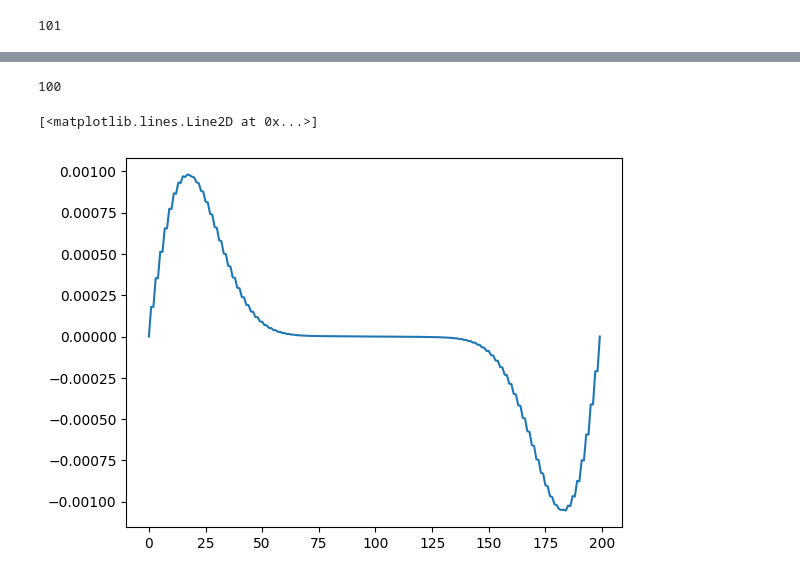
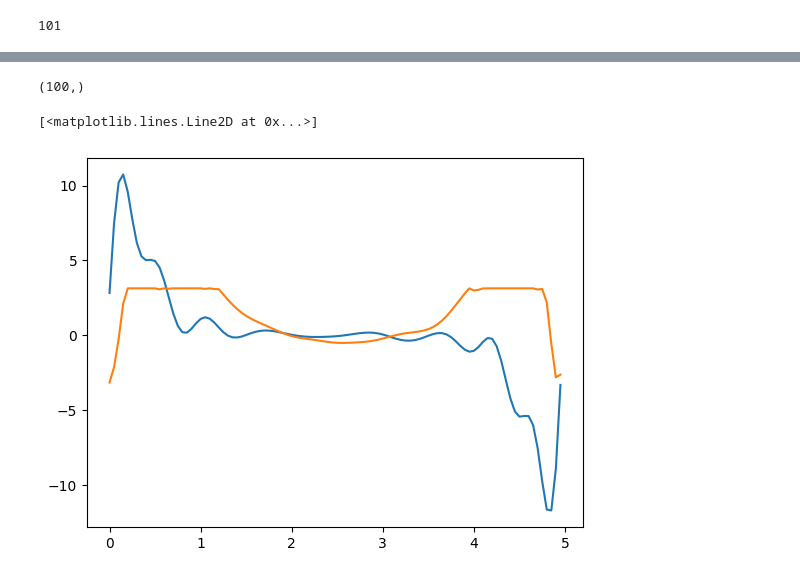
Before and after one commit to ebutler414/OQuPy, a Jupyter notebook: pauloptimisation.ipynb, the cells around one changed output, grey strips where cells are left out. Saved outputs shown, nothing was run; the diff lists cells and outputs as text; code cells hidden in the pictures.

```diff
--- a/pauloptimisation.ipynb
+++ b/pauloptimisation.ipynb
@@ -26,7 +26,7 @@ initial_state = op.spin_dm('x-')
 target_state = op.spin_dm('x+')
 
 # -- initial parameter guess --
-x0= np.zeros(num_steps)
+x0= np.ones(num_steps)*0.1
 z0 = np.ones(num_steps) * (np.pi) / (dt*num_steps)
 '''
 for i in range(len(z0)):
@@ -219,3 +206,0 @@ it.slice
-# %%
-parameter_list[3]=7
-parameter_list
@@ -240,8 +207,8 @@ parameter_list
 # %%
 def infidandgrad(paras):
-    # take a flat list hx0, hz0, hx1, hz1, ... over full timesteps
+    # take a numpy array hx0, hz0, hx1, hz1, ... over full timesteps
     # return the fidelity and gradient of the fidelity to the global target_state
-    reshapedparas=[i for i in (np.array(parameter_list).reshape((-1,2))).tolist() for j in range(2)]
+    reshapedparas=[i for i in (paras.reshape((-1,2))).tolist() for j in range(2)]
     eoinscode=oqupy.state_gradient(system=parameterized_system,
         initial_state=initial_state,
         target_state=target_state.T,
@@ -252,5 +219,5 @@ def infidandgrad(paras):
     fidelity=np.sum(fs*target_state.T)
     for i in range(0,gps.shape[0],2):
         gps[i,:]=gps[i,:]+gps[i+1,:]
-    gps=gps[0:-1:2]
+    gps=gps[0::2]
     return 1-fidelity.real,(-1.0*gps.reshape((-1)).real).tolist()
@@ -269,11 +236,11 @@ from scipy.optimize import minimize,Bounds
 
 optimization_result = minimize(
                         fun=infidandgrad,
-                        x0=parameter_list,
+                        x0=np.array(parameter_list),
                         method='L-BFGS-B',
                         jac=True,
                         bounds=Bounds(lb_list,ub_list),
-                        options = {'disp':True})
+                        options = {'disp':True,'gtol': 7e-05})
 # %% [output]
 RUNNING THE L-BFGS-B CODE
 
@@ -330,9 +262,11 @@ gps=gps[0:-1:2]
-# %%
-gps
-# %% [output]
-100
-# %%
-plt.plot(eoinscode['gradient'][:,0])
-# %% [output]
-[<matplotlib.lines.Line2D at 0x...>]
-[figure, removed]
+# %%
+optimization_result['x'][1::2].shape
+# %% [output]
+(100,)
+# %%
+times=dt*np.arange(num_steps)
+plt.plot(times,optimization_result['x'][0::2])
+plt.plot(times,optimization_result['x'][1::2])
+# %% [output]
+[<matplotlib.lines.Line2D at 0x...>]
+[figure, added]
```
Also changed, not shown: parts of 13 cells of this notebook.
